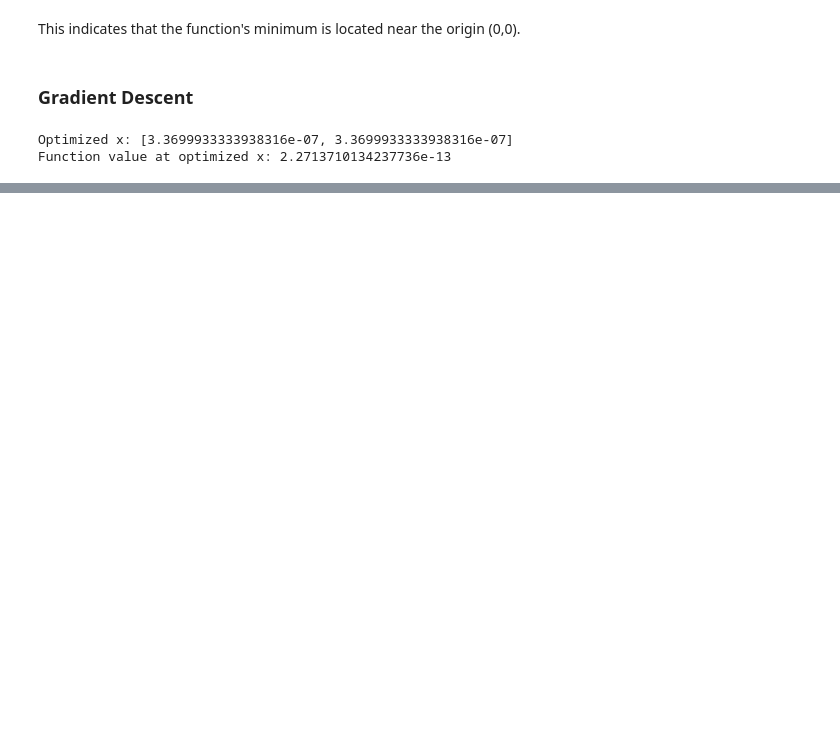
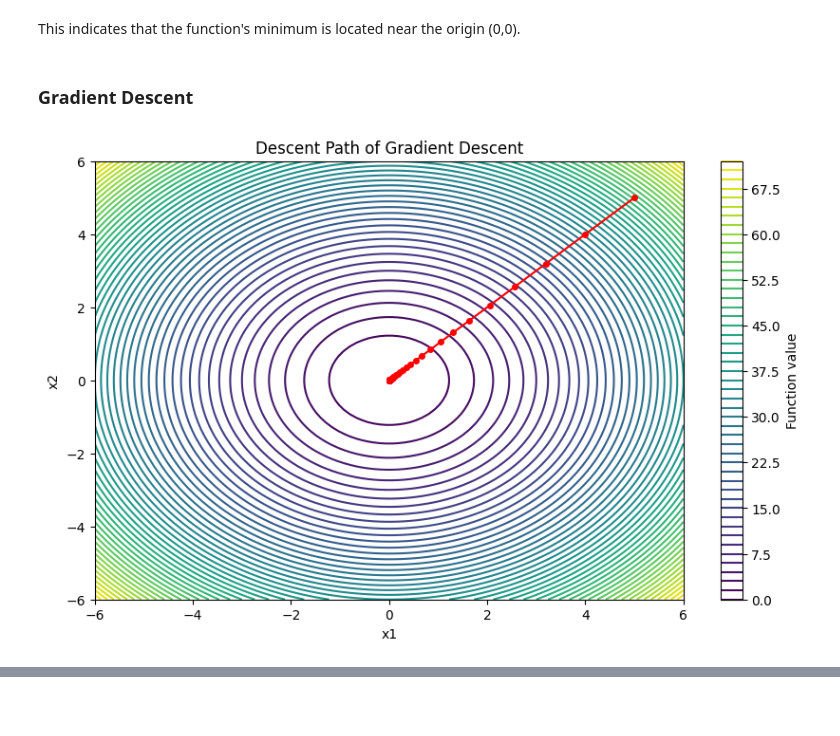
Before and after one commit to yeezerdaw/Optimization-Algorithms, a Jupyter notebook: OTDS.ipynb, the cells around one changed output, grey strips where cells are left out. Saved outputs shown, nothing was run; the diff lists cells and outputs as text; code cells hidden in the pictures; blank space fills up the shorter version.

```diff
--- a/OTDS.ipynb
+++ b/OTDS.ipynb
@@ -74,45 +102,53 @@ This indicates that the function's minimum is located near the origin (0,0).
 # %% [markdown]
 ### Gradient Descent
 # %%
+import matplotlib.pyplot as plt
+import numpy as np
+
 def gradient_descent(f, grad_f, x0, alpha=0.1, tol=1e-6, max_iter=1000):
-
     x = x0
     k = 0
-
-
+    history = [x0.copy()]
     while vector_norm(grad_f(x)) > tol and k < max_iter:
-
         grad = grad_f(x)
-
-        x[0] = x[0] - alpha * grad[0]
-        x[1] = x[1] - alpha * grad[1]
-
+        x[0] -= alpha * grad[0]
+        x[1] -= alpha * grad[1]
+        history.append(x.copy())
         k += 1
-
-    return x, f(x)
+    return x, f(x), history
 
 def func(x):
-
     return x[0]**2 + x[1]**2
 
 def grad_func(x):
-
-    return [2*x[0], 2*x[1]]
+    return [2 * x[0], 2 * x[1]]
 
 def vector_norm(v):
-
     return sum(x**2 for x in v) ** 0.5
 
 
 x0 = [5, 5]
 alpha = 0.1
 tolerance = 1e-6
+optimal_x, optimal_value, history = gradient_descent(func, grad_func, x0, alpha, tolerance)
+
+# Plotting the descent path
+x_vals = [point[0] for point in history]
+y_vals = [point[1] for point in history]
 
 
-optimal_x, optimal_value = gradient_descent(func, grad_func, x0, alpha, tolerance)
+x_range = np.linspace(-6, 6, 100)
+y_range = np.linspace(-6, 6, 100)
+X, Y = np.meshgrid(x_range, y_range)
+Z = X**2 + Y**2
 
-print("Optimized x:", optimal_x)
-print("Function value at optimized x:", optimal_value)
+plt.figure(figsize=(10, 6))
+plt.contour(X, Y, Z, levels=50, cmap='viridis')
+plt.plot(x_vals, y_vals, 'ro-', markersize=4)
+plt.xlabel("x1")
+plt.ylabel("x2")
+plt.title("Descent Path of Gradient Descent")
+plt.colorbar(label="Function value")
+plt.show()
 # %% [output]
-Optimized x: [3.3699933333938316e-07, 3.3699933333938316e-07]
-Function value at optimized x: 2.2713710134237736e-13
+[figure, added]
```
Also changed, not shown: parts of 6 cells of this notebook.
